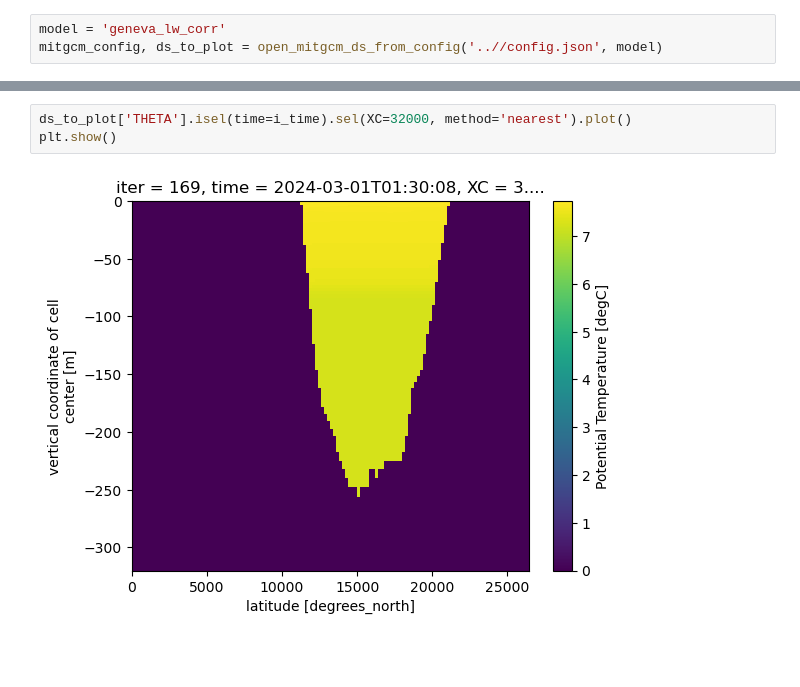
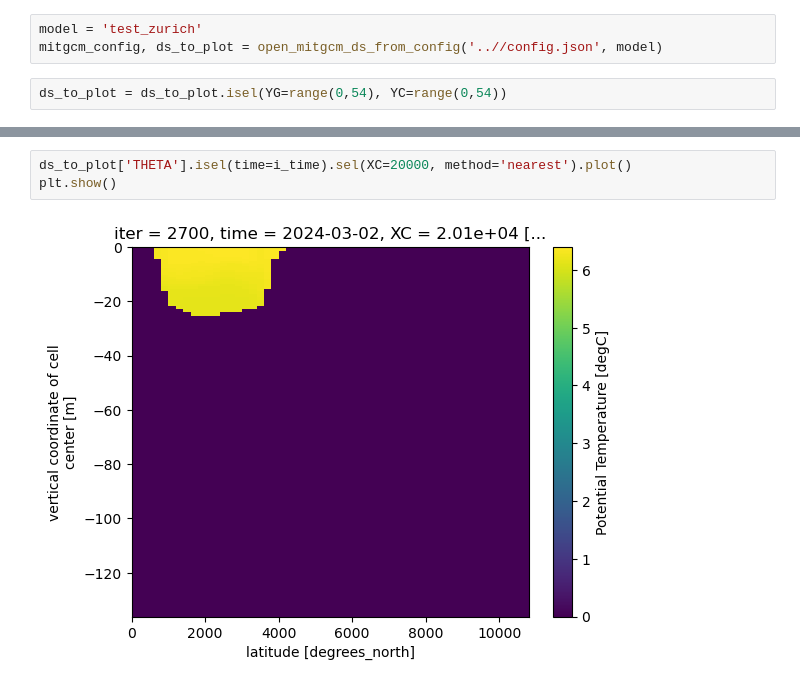
Before and after one commit to leroquan/plot_results, a Jupyter notebook: mitgcm/results_analysis/display_binary_results.ipynb, the cells around one changed output, grey strips where cells are left out. Drawn from its saved outputs; the diff is of its cells as text; blank space fills up the shorter version.

```diff
--- a/mitgcm/results_analysis/display_binary_results.ipynb
+++ b/mitgcm/results_analysis/display_binary_results.ipynb
@@ -23,5 +26,7 @@ from mitgcm.utils_mitgcm import open_mitgcm_ds_from_config
 # %%
-model = 'geneva_lw_corr'
+model = 'test_zurich'
 mitgcm_config, ds_to_plot = open_mitgcm_ds_from_config('..//config.json', model)
+# %%
+ds_to_plot = ds_to_plot.isel(YG=range(0,54), YC=range(0,54))
 # %%
 plt.close('all')
@@ -86,5 +95,5 @@ plot_map(i_time, i_depth)
 # %%
-ds_to_plot['THETA'].isel(time=i_time).sel(XC=32000, method='nearest').plot()
+ds_to_plot['THETA'].isel(time=i_time).sel(XC=20000, method='nearest').plot()
 plt.show()
 # %% [output]
-[figure, old version]
+[figure, new version]
```
Also changed, not shown: parts of 5 cells of this notebook, 3 other files.
